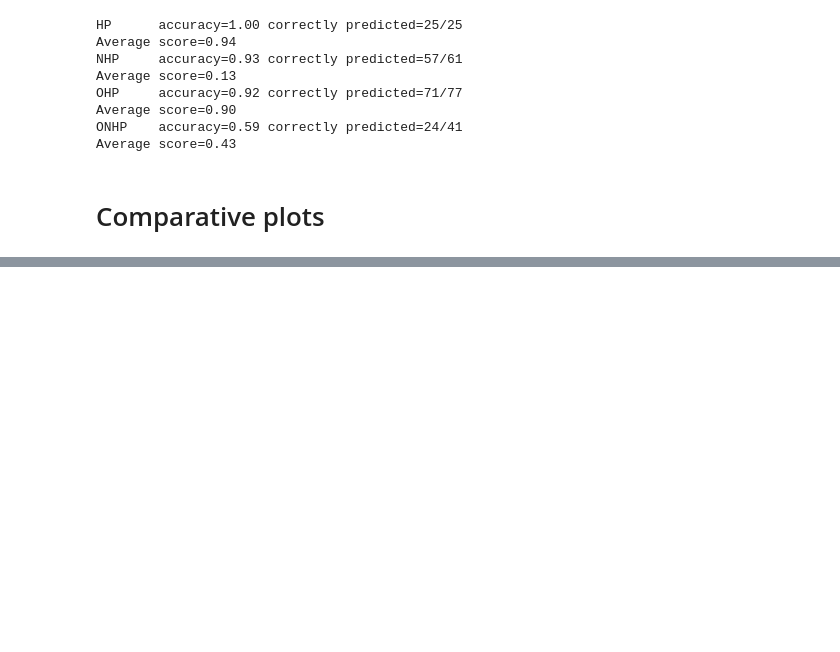
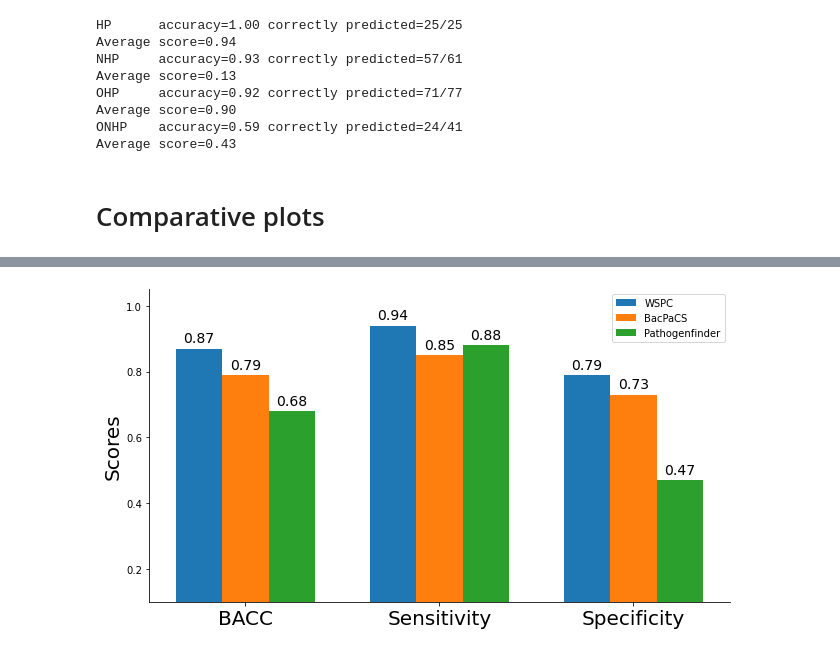
Before and after one commit to shakedna1/wspc_rep, a Jupyter notebook: comp_analysis/comparative_analysis.ipynb, the cells around one changed output, grey strips where cells are left out. Cells and saved outputs as stored; diff of their text form; code cells hidden in the pictures; blank space fills up the shorter version.

```diff
--- a/comp_analysis/comparative_analysis.ipynb
+++ b/comp_analysis/comparative_analysis.ipynb
@@ -192,0 +243,34 @@ create_comparative_barplots({'WSPC': wspc_results, 'BacPaCS': bacpacs_results, '
+# %%
+def report_to_metrics(report):
+
+    specificity = round(report['NHP']['recall'], 2)
+    sensitivity = round(report['HP']['recall'], 2)
+    bacc = round(report['macro avg']['recall'], 2)
+
+
+    return {SPE: specificity, SEN: sensitivity, BACC: bacc}
+# %%
+def get_cls_results(genomes, all_methods_preds, methods, measures):
+
+    results = {}
+
+    for method in methods:
+        preds = all_methods_preds.loc[genomes, method]
+        labels = all_methods_preds.loc[genomes, LABEL]
+        report = classification_report(labels, preds, target_names=TARGET_NAMES, output_dict=True)
+        method_results = report_to_metrics(report)
+        results[method] = method_results
+
+    return results
+# %%
+fig_name = 'Comparative_wspc_test_general.pdf'
+out_path = figs_output / fig_name
+
+methods = [WSPC, BACPACS, PATHOGENFINDER]
+measures = [BACC, SEN, SPE]
+
+general_results = get_cls_results(all_methods_preds.index, all_methods_preds, all_methods_preds.columns, measures)
+
+create_grouped_barplots(general_results, bar_groups=measures, bars=methods, out_path=out_path, bar_width=0.24, fig_size=(9, 5))
+# %% [output]
+[figure, added]
```
Also changed, not shown: parts of 22 cells of this notebook, 2 other files.
